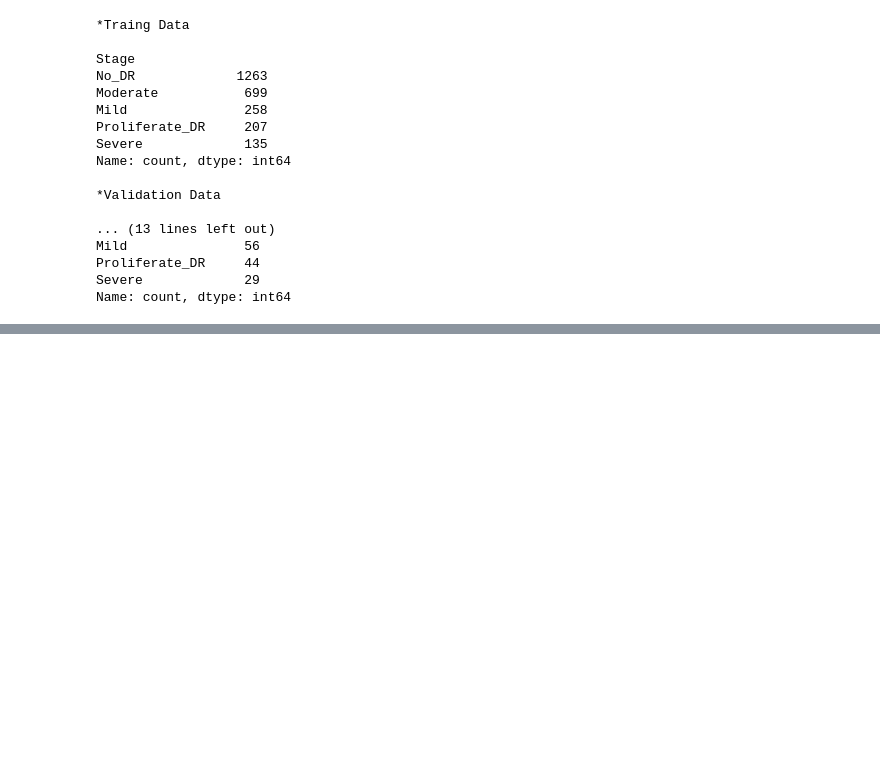
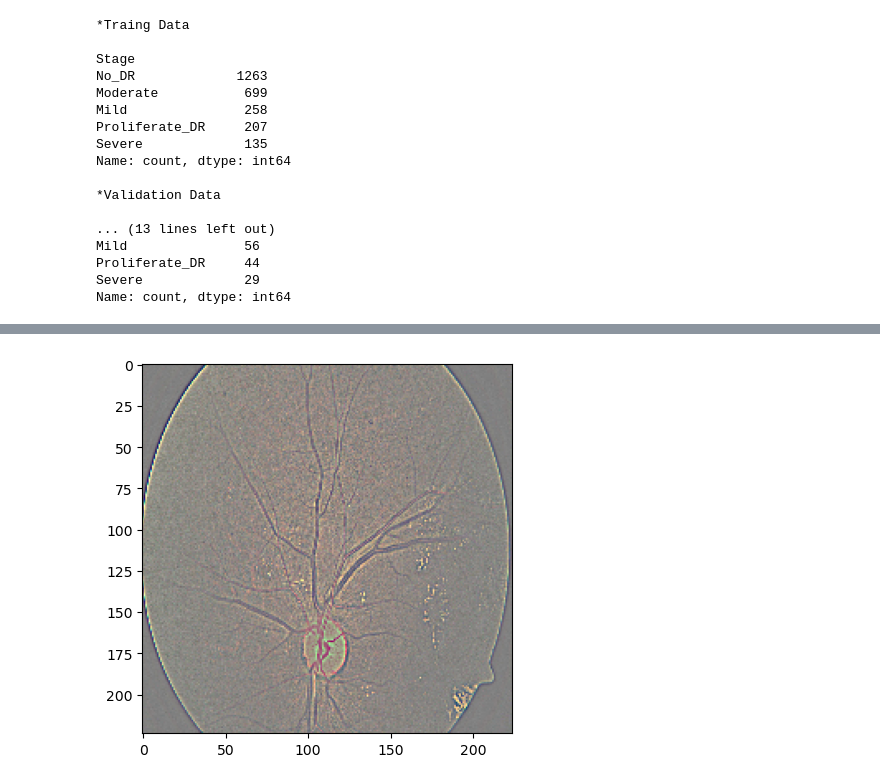
Before and after one commit to gautamkrishna12/Diabetic-Retinopathy-Diagnosis, a Jupyter notebook: DR detection.ipynb, the cells around one changed output, grey strips where cells are left out. Saved outputs shown, nothing was run; the diff lists cells and outputs as text; code cells hidden in the pictures; blank space fills up the shorter version.

```diff
--- a/DR detection.ipynb
+++ b/DR detection.ipynb
@@ -126,0 +251,19 @@ for index, row in test.iterrows():
+# %%
+def predict_class(path):
+    img = cv2.imread(path)
+    img = cv2.cvtColor(img,cv2.COLOR_BGR2RGB)
+    img= cv2.resize(img,(224,224))
+    plt.imshow(img)
+
+    image_arr = np.array(img) / 255.0
+    DR_model = tf.keras.models.load_model("DR_CNN_Model.keras")
+    prediction=DR_model.predict(np.array([image_arr]))
+    perdicted=np.argmax(prediction,axis=1)
+    if perdicted==1:
+        print('DR')
+    else:
+        print('NO_DR')
+# %%
+path=r'C:\Users\gauta\Mini Project\Diabetes Retinopathy\DB_DATA\gaussian_filtered_images\gaussian_filtered_images\mild\03e25101e8e8.png'
+predict_class(path)
+# %% [output]
@@ -126,0 +272 @@ for index, row in test.iterrows():
+[figure, added]
```
Also changed, not shown: parts of 17 cells of this notebook.
